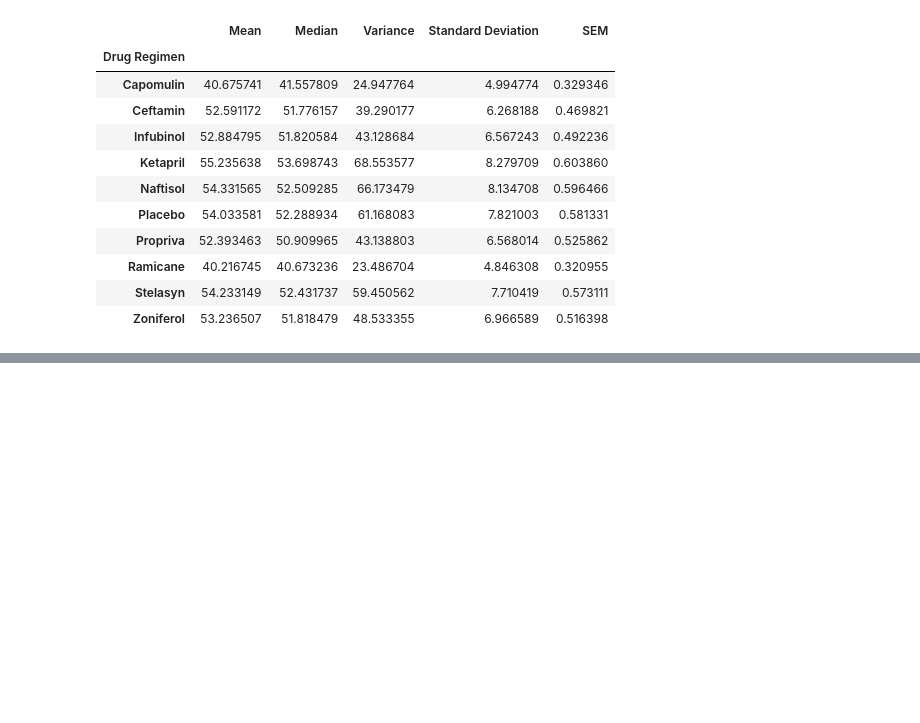
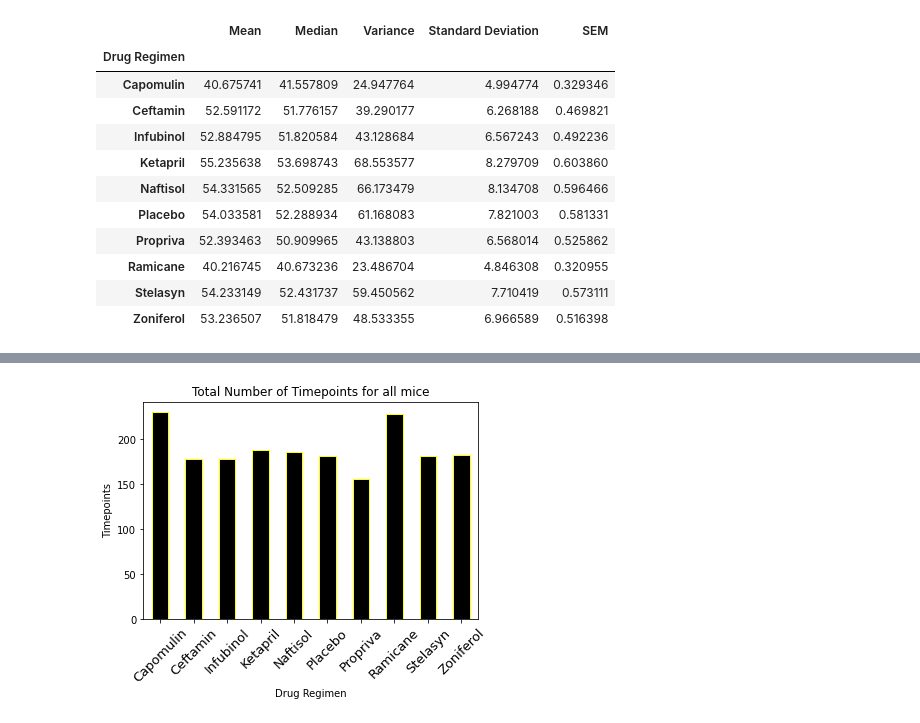
Before and after one commit to Prakb2401/matplotlib-challenge, a Jupyter notebook: Pymaceuticals/Pymaceuticals.ipynb, the cells around one changed output, grey strips where cells are left out. Drawn from its saved outputs; the diff is of its cells as text; code cells hidden in the pictures; blank space fills up the shorter version.

```diff
--- a/Pymaceuticals/Pymaceuticals.ipynb
+++ b/Pymaceuticals/Pymaceuticals.ipynb
@@ -145,3 +132,7 @@ Summary_Statistics2
 | Ramicane | 40.216745 | 40.673236 | 23.486704 | 4.846308 | 0.320955 |
 | Stelasyn | 54.233149 | 52.431737 | 59.450562 | 7.710419 | 0.573111 |
 | Zoniferol | 53.236507 | 51.818479 | 48.533355 | 6.966589 | 0.516398 |
+# %%
+#bar and pie
+timepoints1_df = summary_statistics_df["Timepoint"].count()
+timepoints1_df
@@ -147,0 +152,9 @@ Summary_Statistics2
+# %%
+bar1 = timepoints1_df.plot(kind = "bar", facecolor = "black", edgecolor = "yellow",
+                           title = "Total Number of Timepoints for all mice",
+                           xlabel = "Drug Regimen",
+                          ylabel= "Timepoints")
+bar1.set_xticklabels(timepoints1_df.index, rotation=45, fontsize = 13)
+plt.show()
+# %% [output]
+[figure, added]
```
Also changed, not shown: parts of 16 cells of this notebook.
